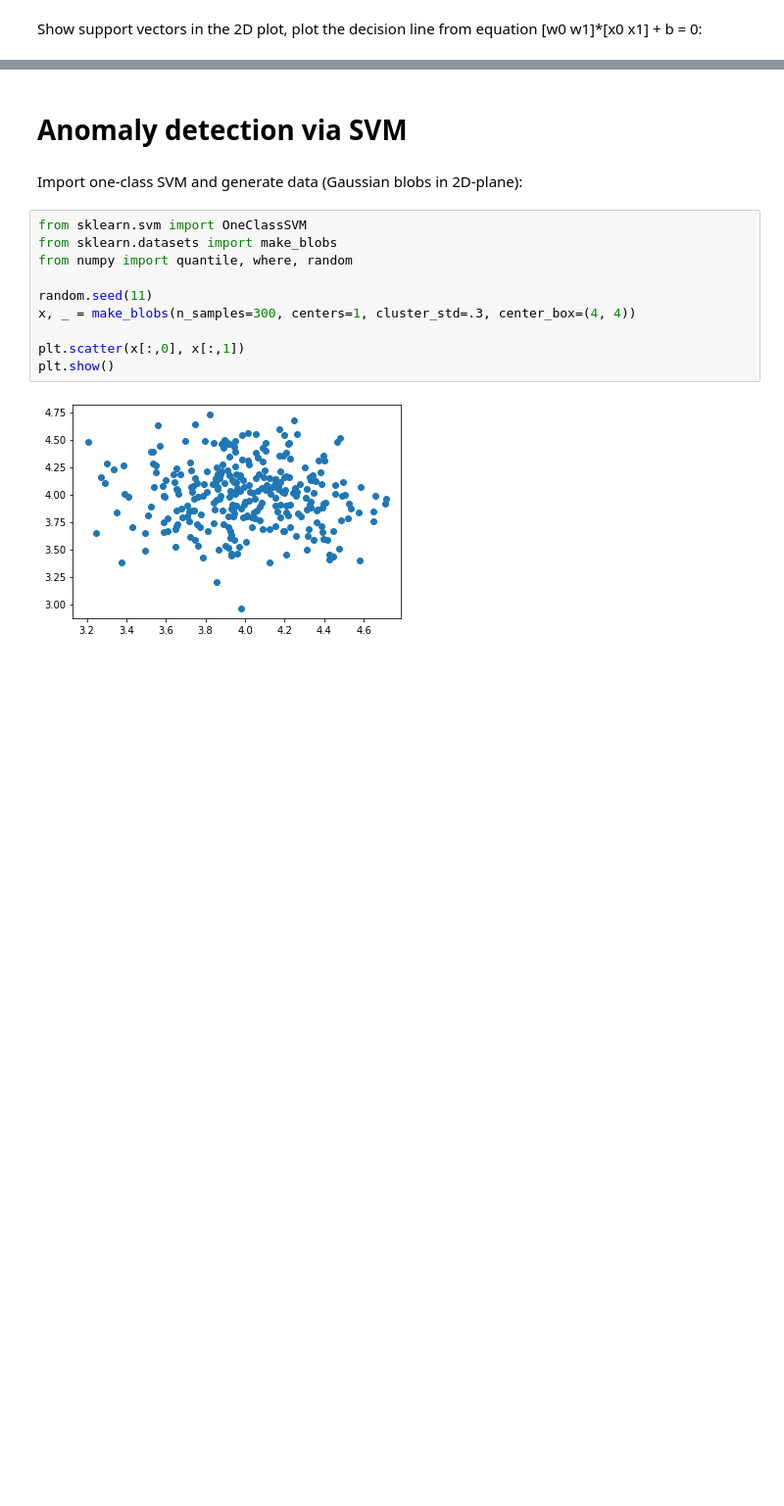
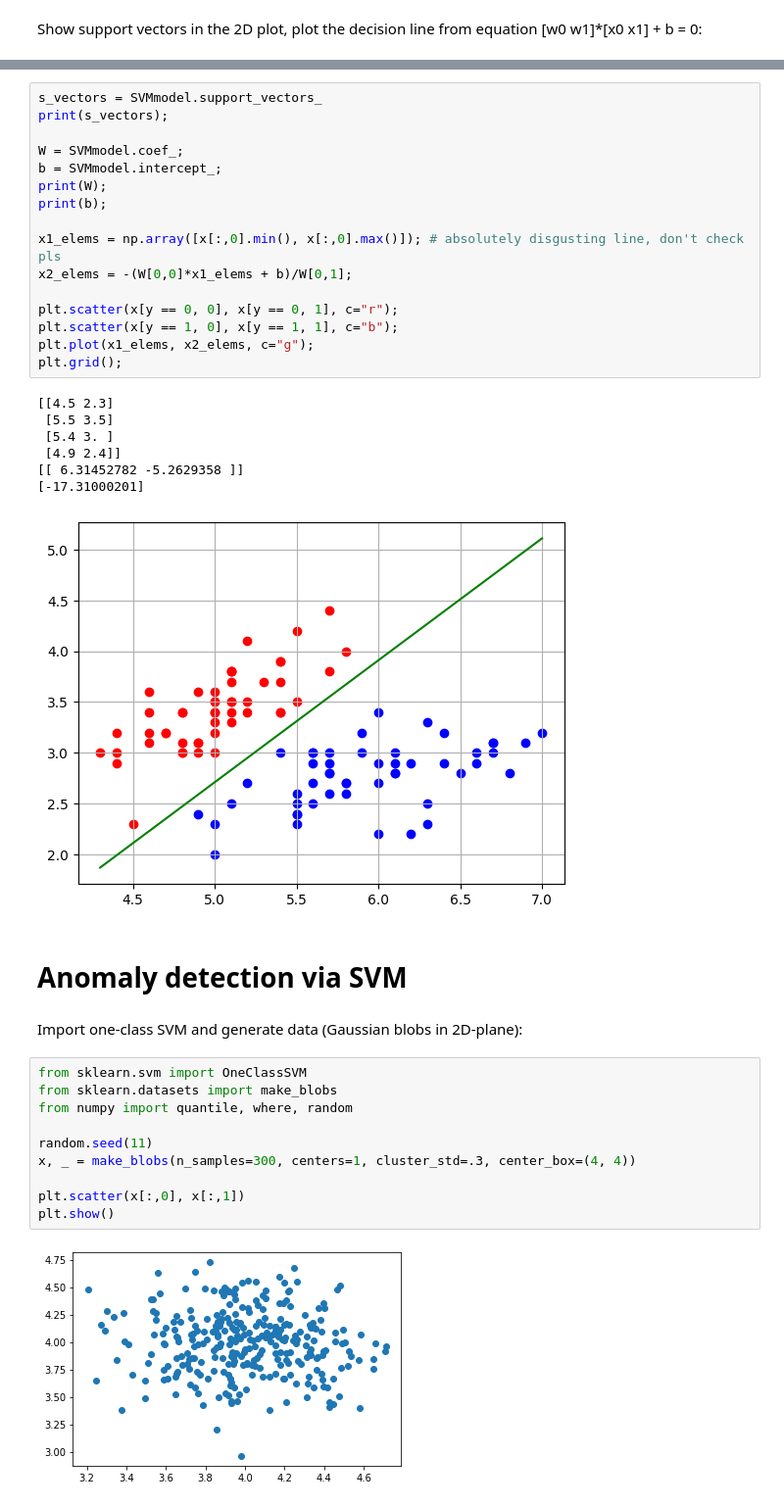
Before and after one commit to MGA215/MPA_MLF, a Jupyter notebook: Lab01_SVM/MPA_MLF_SVM_2students_comments.ipynb, the cells around one changed output, grey strips where cells are left out. Shown at 98% size. Cells and saved outputs as stored; diff of their text form; blank space fills up the shorter version.

```diff
--- a/Lab01_SVM/MPA_MLF_SVM_2students_comments.ipynb
+++ b/Lab01_SVM/MPA_MLF_SVM_2students_comments.ipynb
@@ -66,3 +83,27 @@ NameError: ignored
+# %%
+s_vectors = SVMmodel.support_vectors_
+print(s_vectors);
+
+W = SVMmodel.coef_;
+b = SVMmodel.intercept_;
+print(W);
+print(b);
+
+x1_elems = np.array([x[:,0].min(), x[:,0].max()]); # absolutely disgusting line, don't check pls
+x2_elems = -(W[0,0]*x1_elems + b)/W[0,1];
+
+plt.scatter(x[y == 0, 0], x[y == 0, 1], c="r");
+plt.scatter(x[y == 1, 0], x[y == 1, 1], c="b");
+plt.plot(x1_elems, x2_elems, c="g");
+plt.grid();
+# %% [output]
+[[4.5 2.3]
+ [5.5 3.5]
+ [5.4 3. ]
+ [4.9 2.4]]
+[[ 6.31452782 -5.2629358 ]]
+[-17.31000201]
+[figure, added]
 # %% [markdown]
 # Anomaly detection via SVM
 # %% [markdown]
```
Also changed, not shown: parts of 7 cells of this notebook.
